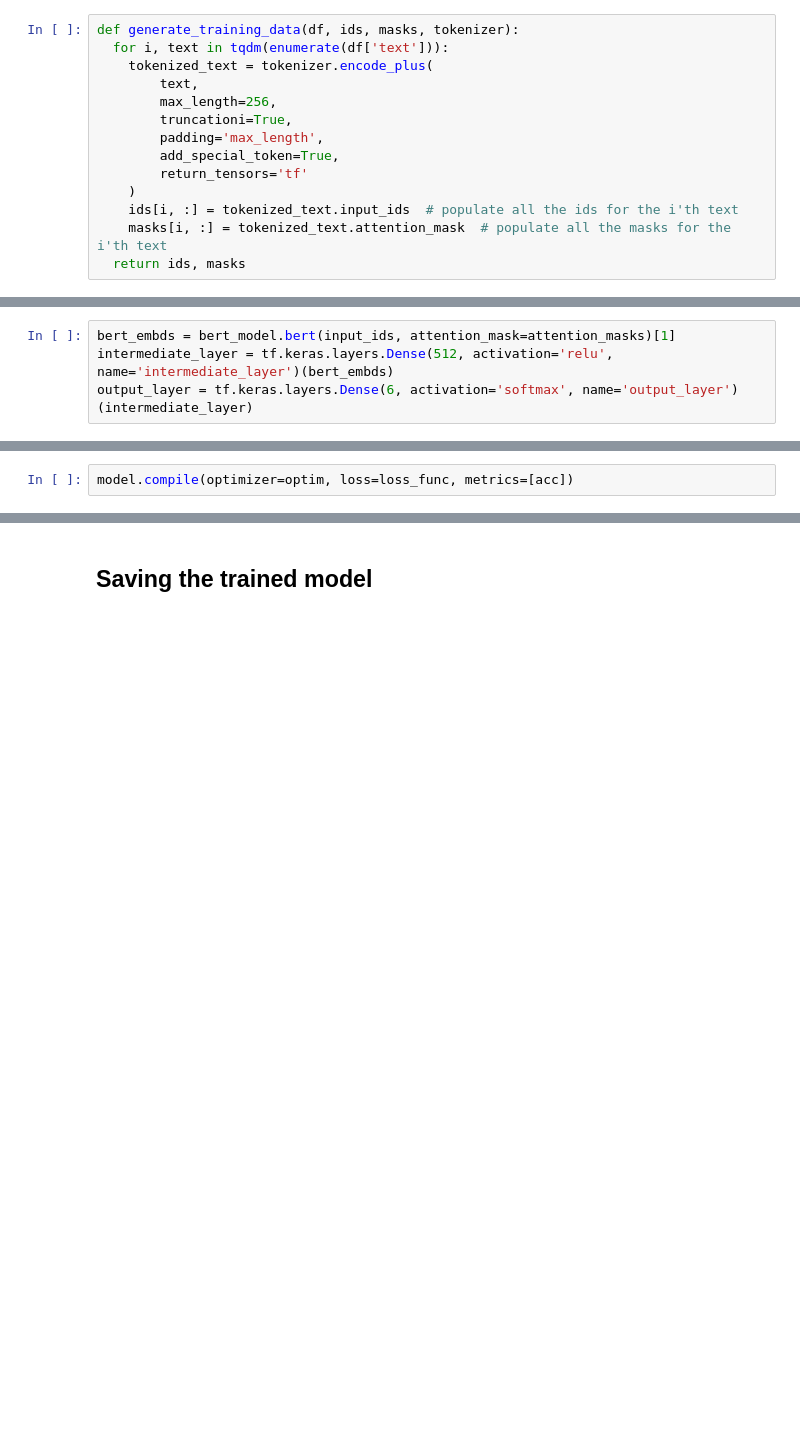
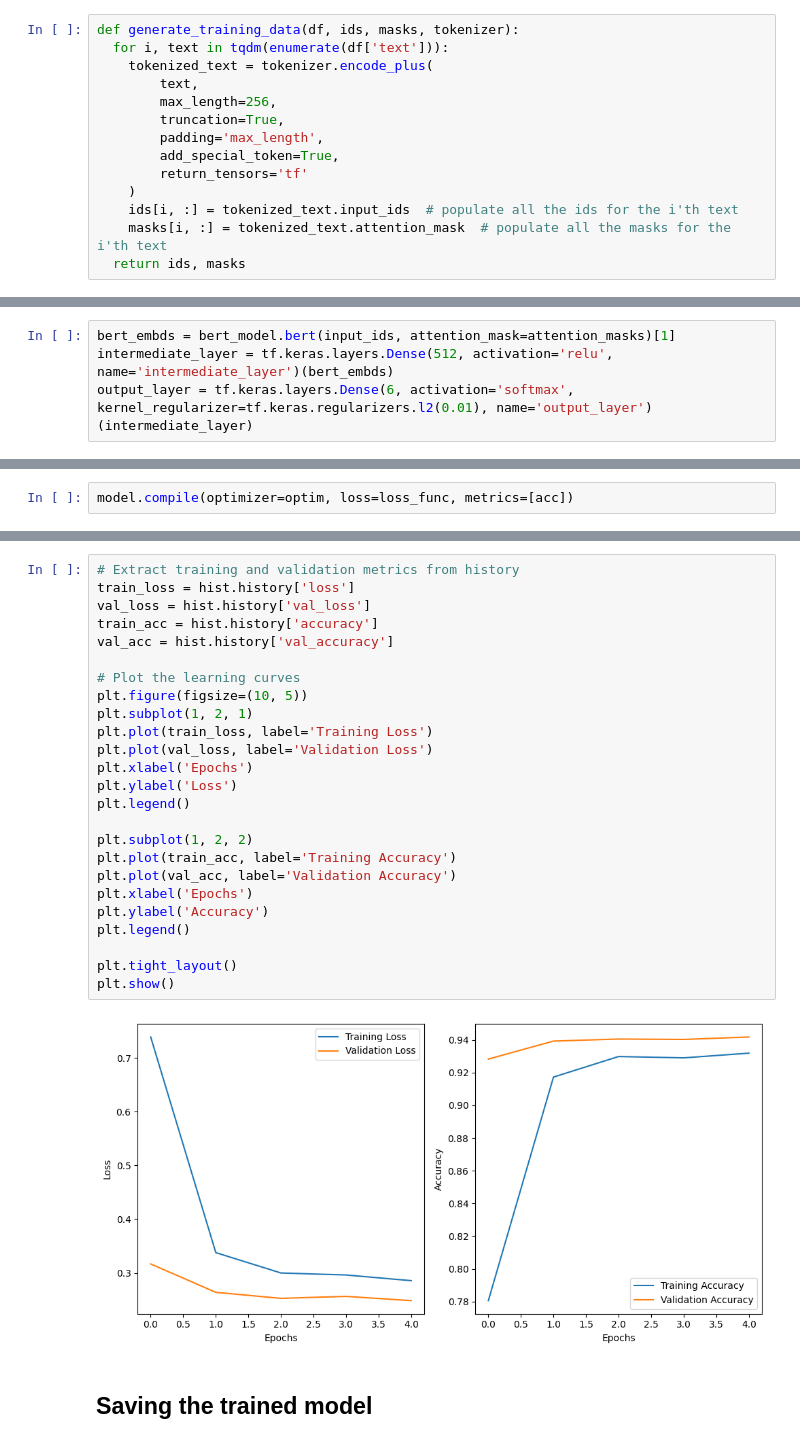
Before and after one commit to Muntasir2179/BERT-multiclass-emotion-classifier, a Jupyter notebook: BERT_multiclass_emotion_classification.ipynb, the cells around one changed output, grey strips where cells are left out. Saved outputs shown, nothing was run; the diff lists cells and outputs as text; blank space fills up the shorter version.

```diff
--- a/BERT_multiclass_emotion_classification.ipynb
+++ b/BERT_multiclass_emotion_classification.ipynb
@@ -100,7 +99,7 @@ def generate_training_data(df, ids, masks, tokenizer):
     tokenized_text = tokenizer.encode_plus(
         text,
         max_length=256,
-        truncationi=True,
+        truncation=True,
         padding='max_length',
         add_special_token=True,
         return_tensors='tf'
@@ -202,7 +213,7 @@ attention_masks = tf.keras.layers.Input(shape=(256,), name='attention_mask', dty
 # %%
 bert_embds = bert_model.bert(input_ids, attention_mask=attention_masks)[1]
 intermediate_layer = tf.keras.layers.Dense(512, activation='relu', name='intermediate_layer')(bert_embds)
-output_layer = tf.keras.layers.Dense(6, activation='softmax', name='output_layer')(intermediate_layer)
+output_layer = tf.keras.layers.Dense(6, activation='softmax', kernel_regularizer=tf.keras.regularizers.l2(0.01), name='output_layer')(intermediate_layer)
 # %%
 model = tf.keras.Model(inputs=[input_ids, attention_masks], outputs=output_layer)
 model.summary()
@@ -254,3 +265,30 @@ Epoch 5/5
+# %%
+# Extract training and validation metrics from history
+train_loss = hist.history['loss']
+val_loss = hist.history['val_loss']
+train_acc = hist.history['accuracy']
+val_acc = hist.history['val_accuracy']
+
+# Plot the learning curves
+plt.figure(figsize=(10, 5))
+plt.subplot(1, 2, 1)
+plt.plot(train_loss, label='Training Loss')
+plt.plot(val_loss, label='Validation Loss')
+plt.xlabel('Epochs')
+plt.ylabel('Loss')
+plt.legend()
+
+plt.subplot(1, 2, 2)
+plt.plot(train_acc, label='Training Accuracy')
+plt.plot(val_acc, label='Validation Accuracy')
+plt.xlabel('Epochs')
+plt.ylabel('Accuracy')
+plt.legend()
+
+plt.tight_layout()
+plt.show()
+# %% [output]
+[figure, added]
 # %% [markdown]
 ## Saving the trained model
 # %%
```
Also changed, not shown: parts of 20 cells of this notebook.
